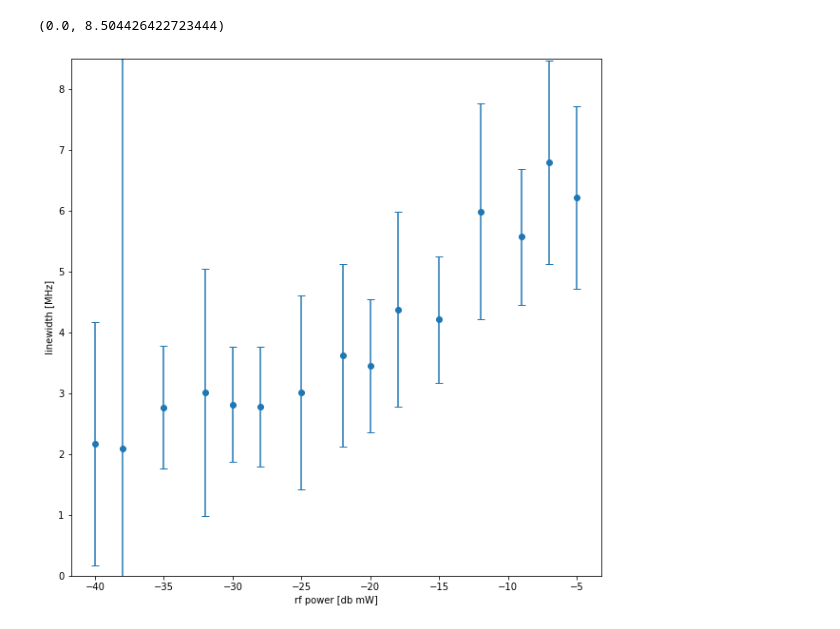
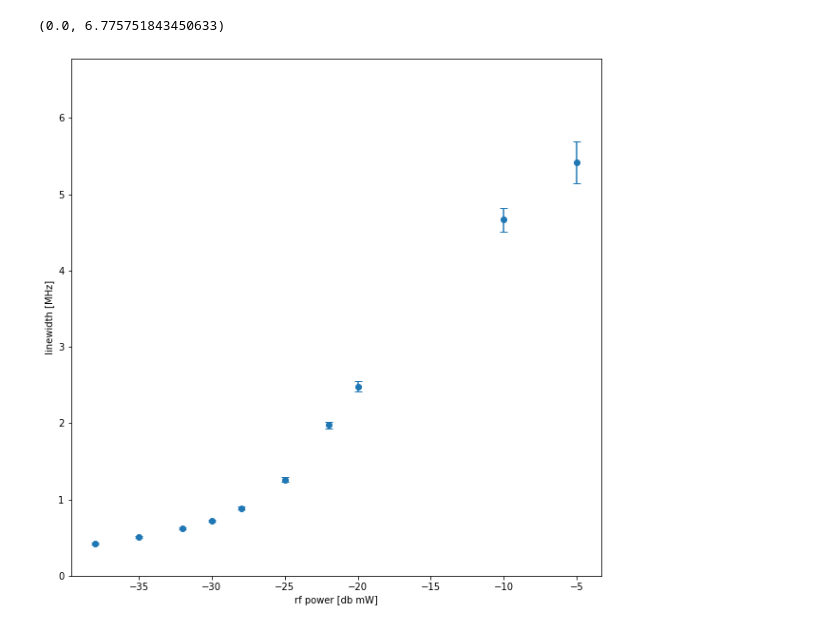
Before and after one commit to gadamc/ppm_characteristics, a Jupyter notebook: oct26-rf-power-broadening-cwodmr/rf_power_broadening-post-data-analysis_w_cwodmr.ipynb, the cells around one changed output. Drawn from its saved outputs; the diff is of its cells as text; code cells hidden in the pictures.

Commit message:
analysis of oct26 data

```diff
--- a/oct26-rf-power-broadening-cwodmr/rf_power_broadening-post-data-analysis_w_cwodmr.ipynb
+++ b/oct26-rf-power-broadening-cwodmr/rf_power_broadening-post-data-analysis_w_cwodmr.ipynb
@@ -153 +226,5 @@ line_widths = load_file(save_data_name)
+# %%
+save_data_name = 'rf_power_broadening_ppmsample_w_B_ext_cwodmr_4ms_single_orientation.oct26.2022.pickle'
+
+line_widths_4ms_single_split = load_file(save_data_name)
 # %%
@@ -207,0 +234,2 @@ rf_power_line_width
+# %%
+line_widths_4ms_single_split = {k:v for k,v in line_widths_4ms_single_split.items() if k != -15}
@@ -207,0 +257,2 @@ rf_power_line_width
+# %%
+scans_with_fit_results = fit_scans(line_widths_4ms_single_split)
@@ -207,0 +305,2 @@ rf_power_line_width
+# %%
+rf_power_broadening = plot_spectrum_and_accumulate_line_widths(scans_with_fit_results)
@@ -208,14 +318,14 @@ rf_power_line_width
 # %%
 plt.figure(figsize=(10,10))
-rf_power_line_width = np.array(rf_power_line_width)
+rf_power_broadening = np.array(rf_power_broadening)
 
 #drop the last measurement as the data quality is very poor
 #should add error bars to the estimated line widths
-plt.errorbar(rf_power_line_width[:-1, 0], rf_power_line_width[:-1, 1], rf_power_line_width[:-1, 2],
+plt.errorbar(rf_power_broadening[:, 0], rf_power_broadening[:, 1], rf_power_broadening[:, 2],
              fmt = 'o', capsize = 4, label='Data')
 plt.xlabel('rf power [db mW]')
 plt.ylabel('linewidth [MHz]')
-plt.ylim(0, max(rf_power_line_width[:-1, 1])*1.25)
+plt.ylim(0, max(rf_power_broadening[:, 1])*1.25)
 # %% [output]
-(0.0, 8.504426422723444)
+(0.0, 6.775751843450633)
-[figure, old version]
+[figure, new version]
```
Also changed, not shown: parts of 25 cells of this notebook, 1 other file.
